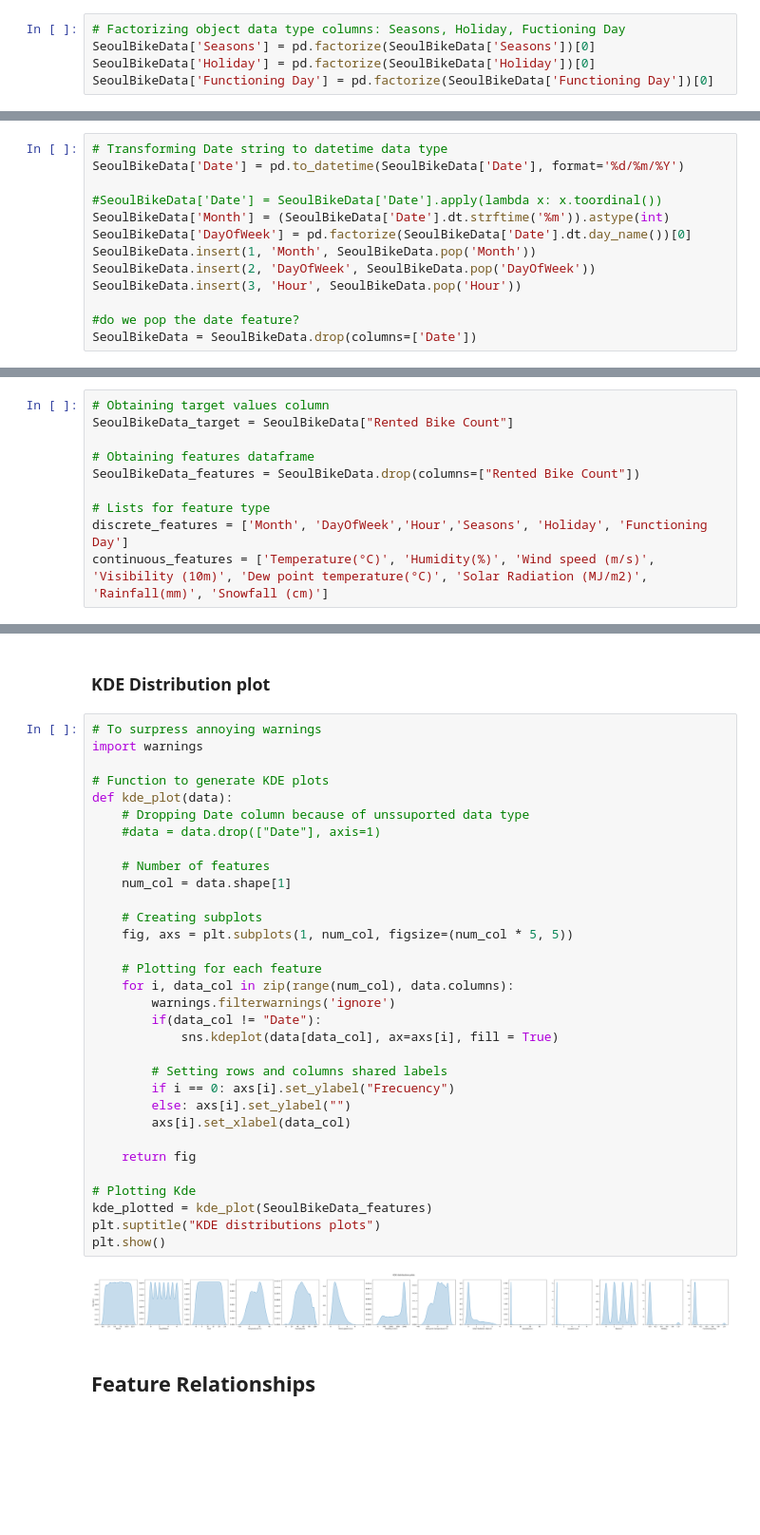
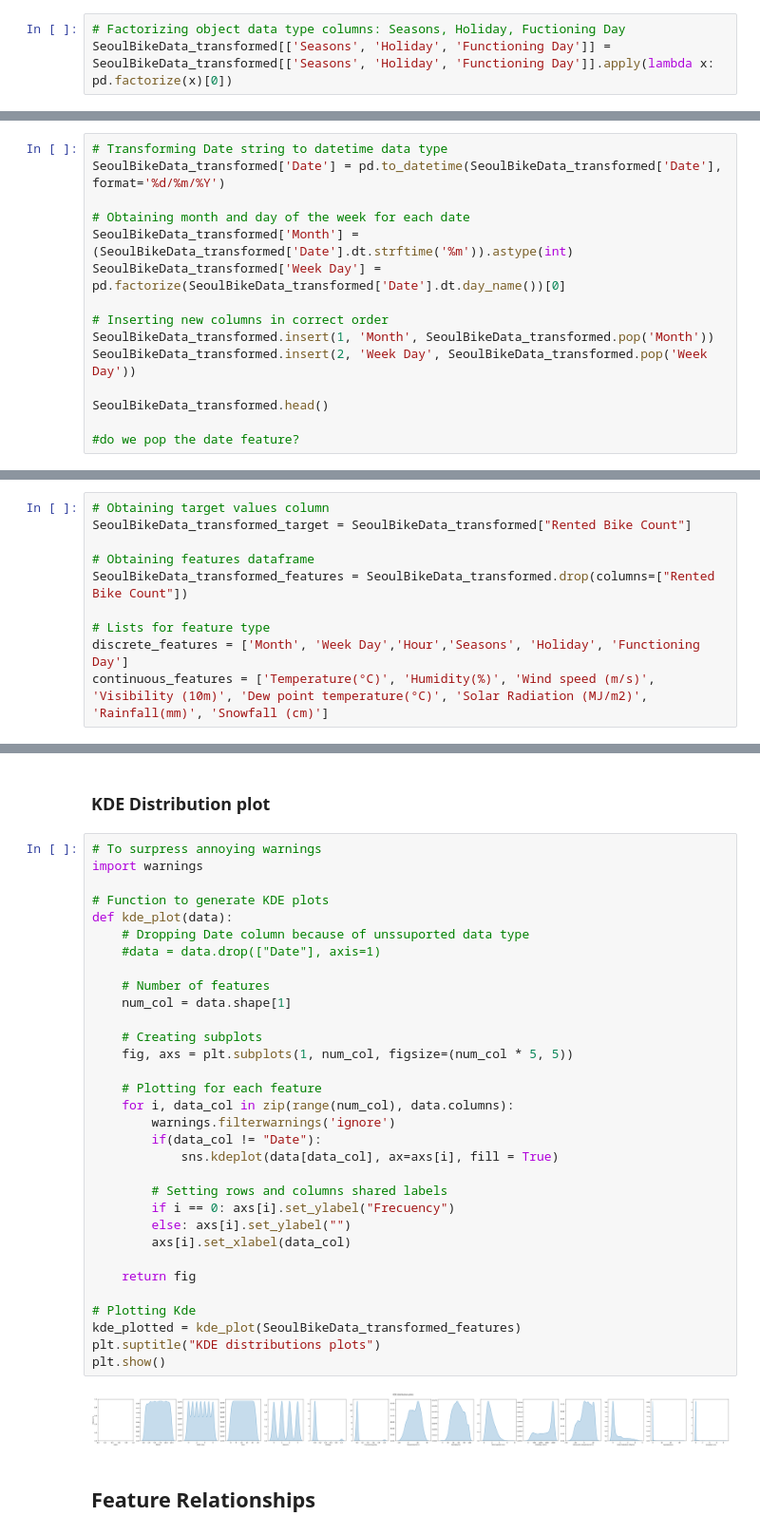
Before and after one commit to IvanGomez37/Final-Project-FoML, a Jupyter notebook: seoul_bike.ipynb, the cells around one changed output, grey strips where cells are left out. Shown at 95% size. Cells and saved outputs as stored; diff of their text form; blank space fills up the shorter version.

```diff
--- a/seoul_bike.ipynb
+++ b/seoul_bike.ipynb
@@ -77,20 +94,20 @@ memory usage: 958.2+ KB
 # %%
 # Factorizing object data type columns: Seasons, Holiday, Fuctioning Day
-SeoulBikeData['Seasons'] = pd.factorize(SeoulBikeData['Seasons'])[0]
-SeoulBikeData['Holiday'] = pd.factorize(SeoulBikeData['Holiday'])[0]
-SeoulBikeData['Functioning Day'] = pd.factorize(SeoulBikeData['Functioning Day'])[0]
+SeoulBikeData_transformed[['Seasons', 'Holiday', 'Functioning Day']] = SeoulBikeData_transformed[['Seasons', 'Holiday', 'Functioning Day']].apply(lambda x: pd.factorize(x)[0])
 # %% [markdown]
 *For the Date parameter we need to use a different way to convert the object to a integer due to the information it has.*
 # %%
 # Transforming Date string to datetime data type
-SeoulBikeData['Date'] = pd.to_datetime(SeoulBikeData['Date'], format='%d/%m/%Y')
+SeoulBikeData_transformed['Date'] = pd.to_datetime(SeoulBikeData_transformed['Date'], format='%d/%m/%Y')
 
-#SeoulBikeData['Date'] = SeoulBikeData['Date'].apply(lambda x: x.toordinal())
-SeoulBikeData['Month'] = (SeoulBikeData['Date'].dt.strftime('%m')).astype(int)
-SeoulBikeData['DayOfWeek'] = pd.factorize(SeoulBikeData['Date'].dt.day_name())[0]
-SeoulBikeData.insert(1, 'Month', SeoulBikeData.pop('Month'))
-SeoulBikeData.insert(2, 'DayOfWeek', SeoulBikeData.pop('DayOfWeek'))
-SeoulBikeData.insert(3, 'Hour', SeoulBikeData.pop('Hour'))
+# Obtaining month and day of the week for each date
+SeoulBikeData_transformed['Month'] = (SeoulBikeData_transformed['Date'].dt.strftime('%m')).astype(int)
+SeoulBikeData_transformed['Week Day'] = pd.factorize(SeoulBikeData_transformed['Date'].dt.day_name())[0]
+
+# Inserting new columns in correct order
+SeoulBikeData_transformed.insert(1, 'Month', SeoulBikeData_transformed.pop('Month'))
+SeoulBikeData_transformed.insert(2, 'Week Day', SeoulBikeData_transformed.pop('Week Day'))
+
+SeoulBikeData_transformed.head()
 
 #do we pop the date feature?
-SeoulBikeData = SeoulBikeData.drop(columns=['Date'])
@@ -146,13 +160,13 @@ SeoulBikeData.describe()
 ## Separation of data features and target values
 # %%
 # Obtaining target values column
-SeoulBikeData_target = SeoulBikeData["Rented Bike Count"]
+SeoulBikeData_transformed_target = SeoulBikeData_transformed["Rented Bike Count"]
 
 # Obtaining features dataframe
-SeoulBikeData_features = SeoulBikeData.drop(columns=["Rented Bike Count"])
+SeoulBikeData_transformed_features = SeoulBikeData_transformed.drop(columns=["Rented Bike Count"])
 
 # Lists for feature type
-discrete_features = ['Month', 'DayOfWeek','Hour','Seasons', 'Holiday', 'Functioning Day']
+discrete_features = ['Month', 'Week Day','Hour','Seasons', 'Holiday', 'Functioning Day']
 continuous_features = ['Temperature(°C)', 'Humidity(%)', 'Wind speed (m/s)', 'Visibility (10m)', 'Dew point temperature(°C)', 'Solar Radiation (MJ/m2)', 'Rainfall(mm)', 'Snowfall (cm)']
 # %% [markdown]
 ## Feature understanding
@@ -217,35 +231,35 @@ plt.show()
 import warnings
 
 # Function to generate KDE plots
 def kde_plot(data):
     # Dropping Date column because of unssuported data type
     #data = data.drop(["Date"], axis=1)
 
     # Number of features
     num_col = data.shape[1]
 
     # Creating subplots
     fig, axs = plt.subplots(1, num_col, figsize=(num_col * 5, 5))
 
     # Plotting for each feature
     for i, data_col in zip(range(num_col), data.columns):
         warnings.filterwarnings('ignore')
         if(data_col != "Date"):
             sns.kdeplot(data[data_col], ax=axs[i], fill = True)
 
         # Setting rows and columns shared labels
         if i == 0: axs[i].set_ylabel("Frecuency")
         else: axs[i].set_ylabel("")
         axs[i].set_xlabel(data_col)
 
     return fig
 
 # Plotting Kde
-kde_plotted = kde_plot(SeoulBikeData_features)
+kde_plotted = kde_plot(SeoulBikeData_transformed_features)
 plt.suptitle("KDE distributions plots")
 plt.show()
 # %% [output]
-[figure, old version]
+[figure, new version]
 # %% [markdown]
 ## Feature Relationships
 # %% [markdown]
```
Also changed, not shown: parts of 23 cells of this notebook.
